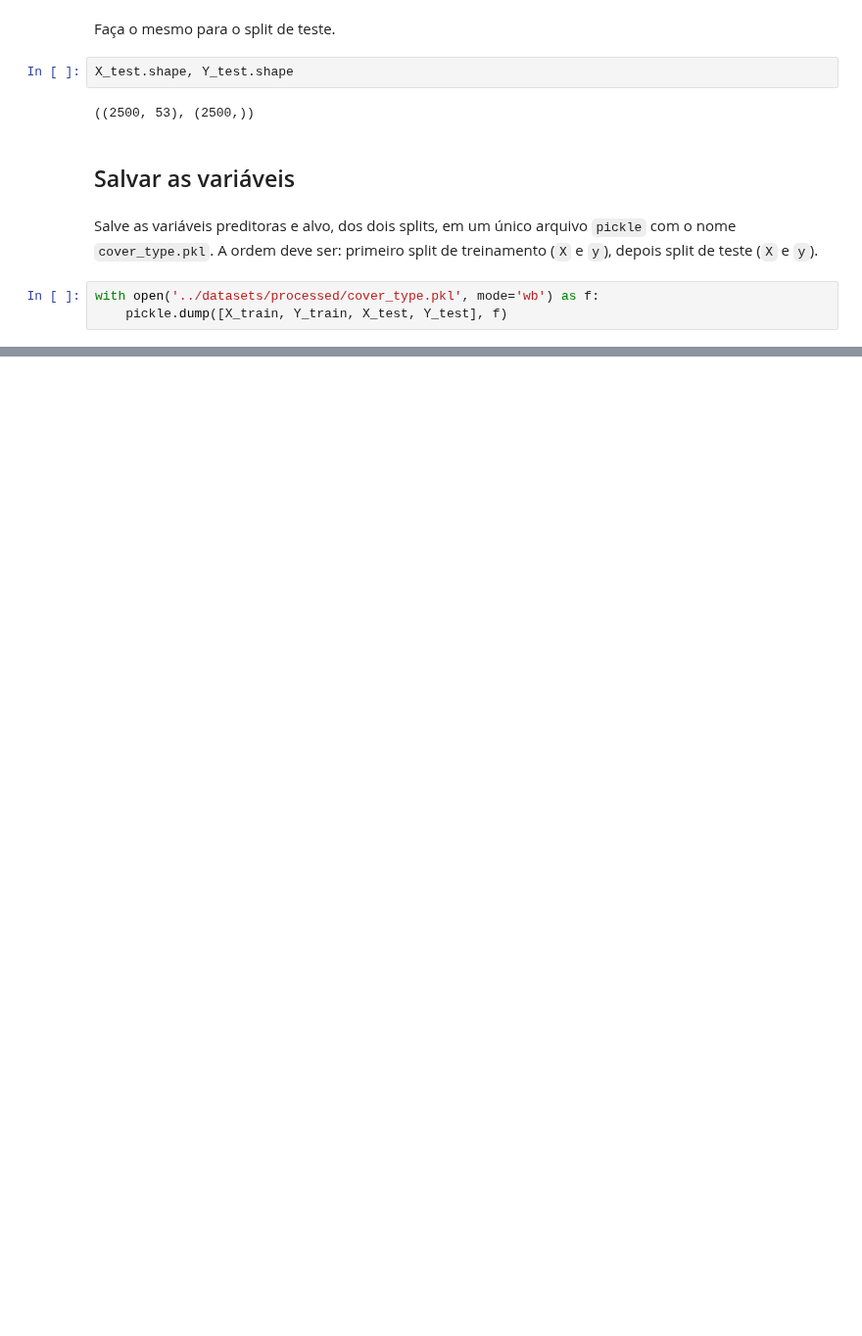
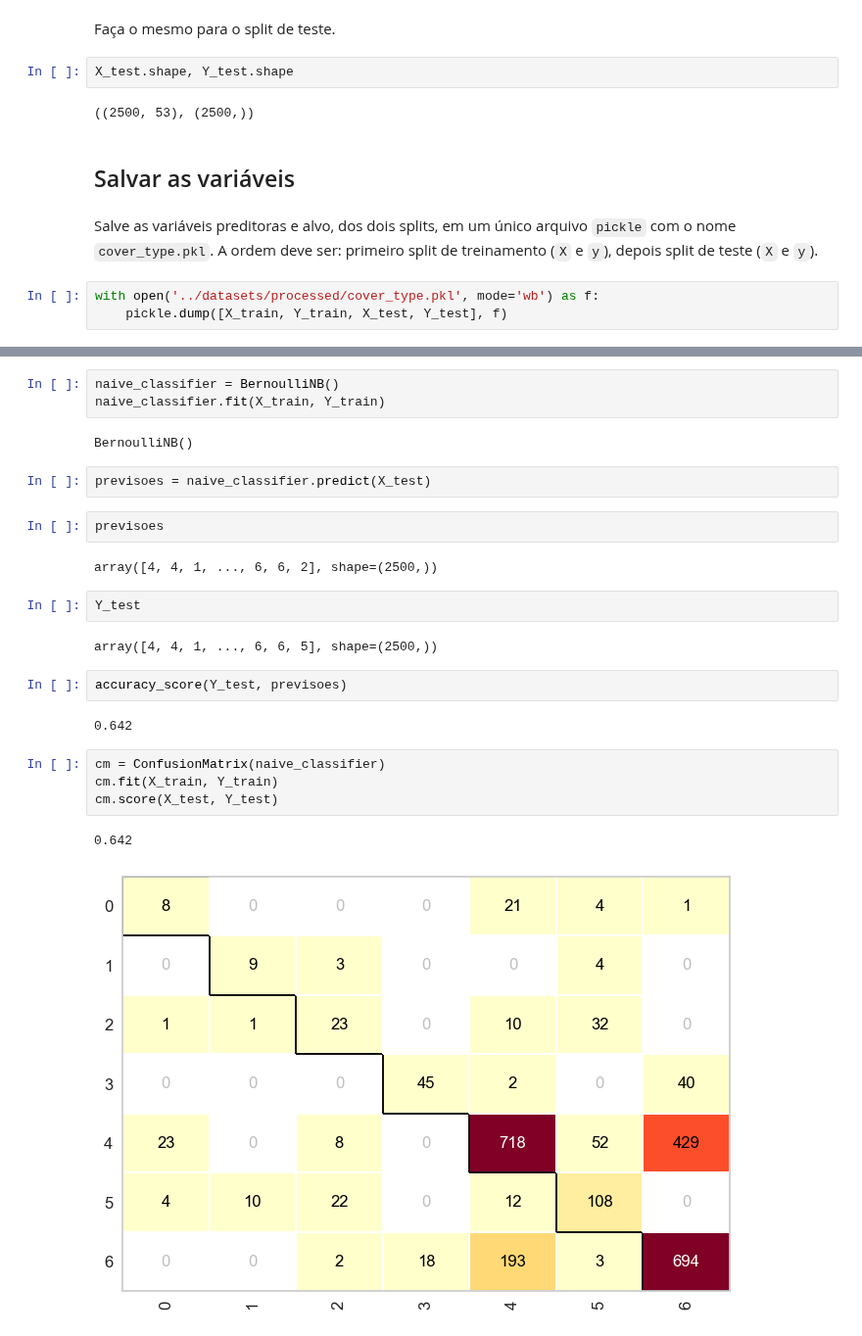
Before and after one commit to YtalloPereira/cursoml-datascience-praticas, a Jupyter notebook: notebooks/lab_covtype.ipynb, the cells around one changed output, grey strips where cells are left out. Shown at 98% size. Cells and saved outputs as stored; diff of their text form; blank space fills up the shorter version.

```diff
--- a/notebooks/lab_covtype.ipynb
+++ b/notebooks/lab_covtype.ipynb
@@ -270,0 +366,26 @@ with open('../datasets/processed/cover_type.pkl', mode='wb') as f:
+# %%
+naive_classifier = BernoulliNB()
+naive_classifier.fit(X_train, Y_train)
+# %% [output]
+BernoulliNB()
+# %%
+previsoes = naive_classifier.predict(X_test)
+# %%
+previsoes
+# %% [output]
+array([4, 4, 1, ..., 6, 6, 2], shape=(2500,))
+# %%
+Y_test
+# %% [output]
+array([4, 4, 1, ..., 6, 6, 5], shape=(2500,))
+# %%
+accuracy_score(Y_test, previsoes)
+# %% [output]
+0.642
+# %%
+cm = ConfusionMatrix(naive_classifier)
+cm.fit(X_train, Y_train)
+cm.score(X_test, Y_test)
+# %% [output]
+0.642
+[figure, added]
```
Also changed, not shown: parts of 27 cells of this notebook.
